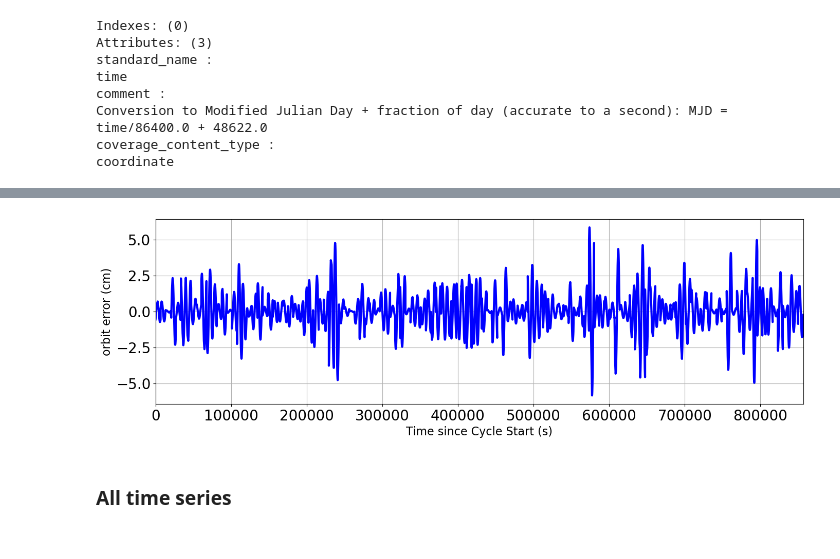
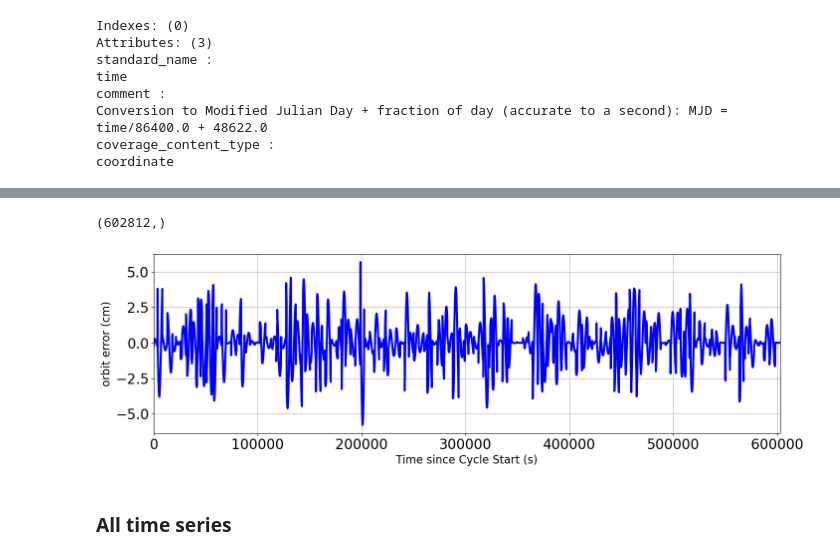
Before and after one commit to sevfour/ECCO_GMSL, a Jupyter notebook: 02-Create_Alongtrack_sample_file.ipynb, the cells around one changed output, grey strips where cells are left out. Saved outputs shown, nothing was run; the diff lists cells and outputs as text; code cells hidden in the pictures.

```diff
--- a/02-Create_Alongtrack_sample_file.ipynb
+++ b/02-Create_Alongtrack_sample_file.ipynb
@@ -271,22 +275,26 @@ Text(0.5, 1.0, 'orbit error - 1 orbit')
+# %%
+time.shape
+# %% [output]
+(602812,)
 # %%
 # fig = plt.figure(figsize=(15,5))
 # plt.plot(orbit_error)
 # plt.title('orbit error - 1 cycle')
 
 fig,ax=plt.subplots(figsize=(15,5))
-plt.plot(time,orbit_error*100,color='b',linestyle='-',linewidth=3)
+plt.plot(orbit_error*100,color='b',linestyle='-',linewidth=3)
 plt.grid()
 # plt.ylim([-8,4])
 plt.tick_params(axis='both', which='major', labelsize =20)
 ax.set_ylabel('orbit error (cm)',fontsize=16)
 ax.set_xlabel('Time since Cycle Start (s)',fontsize=16)
-ax.set_xlim([0, time[-1]])
+ax.set_xlim([0, len(orbit_error)])
 plt.title('')
 ax.tick_params(axis='both', which='major', labelsize =20)
 plt.subplots_adjust(left=0.13,top=0.93,bottom=0.21,right=0.97)
 plt.savefig(fig_dir / 'ts_orbiterror_1cycle.png',dpi=200,transparent=False,facecolor='white')
 # %% [output]
-[figure, old version]
+[figure, new version]
 # %% [markdown]
 ### All time series
 # %%
```
Also changed, not shown: parts of 3 cells of this notebook, 6 other files.
